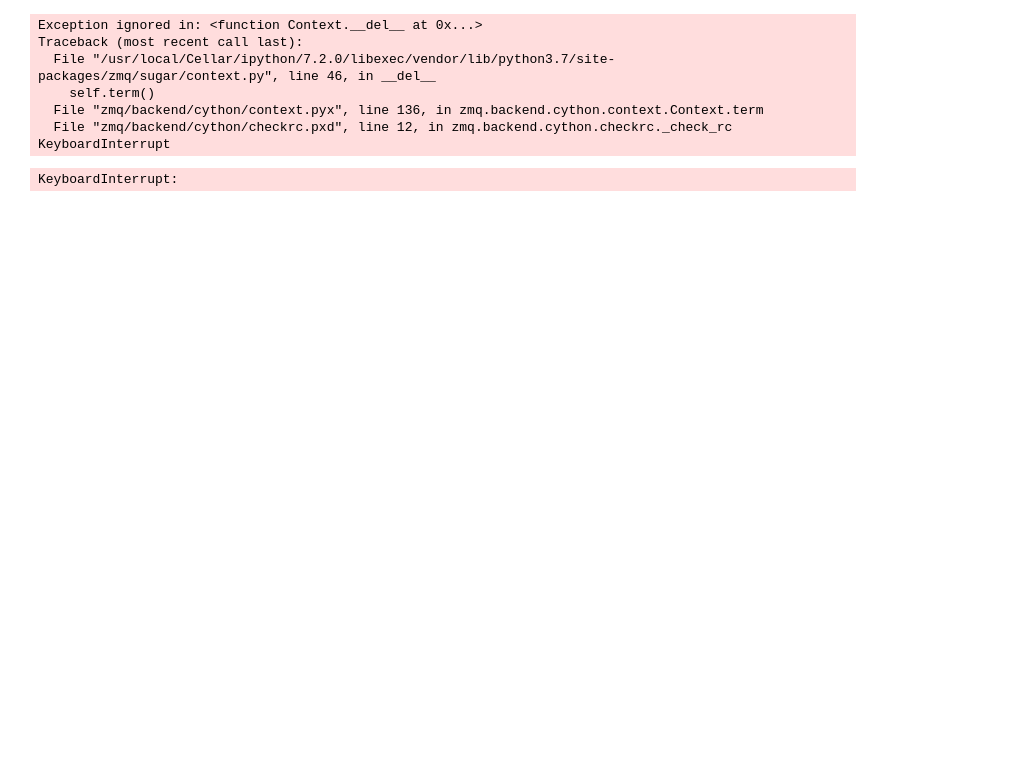
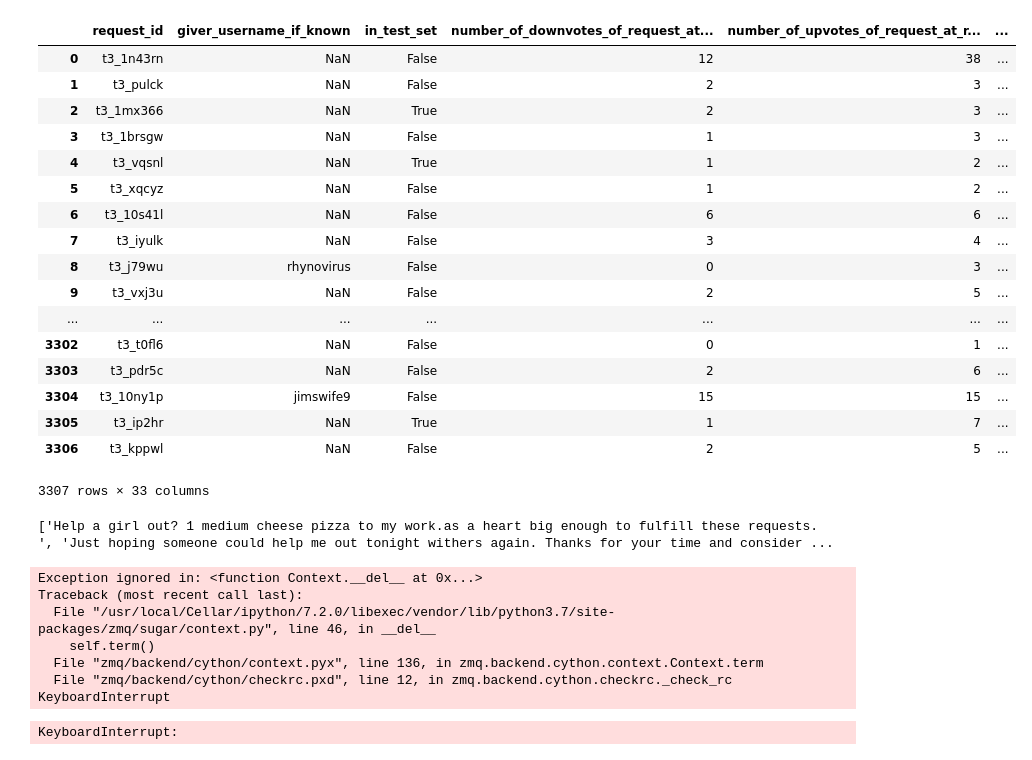
Before and after one commit to clarezhu/cs221-pizza, a Jupyter notebook: bert.ipynb, the cells around one changed output. Drawn from its saved outputs; the diff is of its cells as text; code cells hidden in the pictures; blank space fills up the shorter version.

```diff
--- a/bert.ipynb
+++ b/bert.ipynb
@@ -11,6 +23,29 @@ new_val_set = pd.read_csv("new_data/val_all.csv")
 
 old_train_set = pd.read_csv("data/train_all.csv")
 old_val_set = pd.read_csv("data/val_all.csv")
+# %%
+old_train_set["request_text_edit_aware"] = (old_train_set["request_text_edit_aware"] == True ).astype(int)
+# %%
+old_train_set
+# %% [output]
+|  | request_id | giver_username_if_known | in_test_set | number_of_downvotes_of_request_at... | number_of_upvotes_of_request_at_r... | ... |
+| 0 | t3_1n43rn | NaN | False | 12 | 38 | ... |
+| 1 | t3_pulck | NaN | False | 2 | 3 | ... |
+| 2 | t3_1mx366 | NaN | True | 2 | 3 | ... |
+| 3 | t3_1brsgw | NaN | False | 1 | 3 | ... |
+| 4 | t3_vqsnl | NaN | True | 1 | 2 | ... |
+| 5 | t3_xqcyz | NaN | False | 1 | 2 | ... |
+| 6 | t3_10s41l | NaN | False | 6 | 6 | ... |
+| 7 | t3_iyulk | NaN | False | 3 | 4 | ... |
+| 8 | t3_j79wu | rhynovirus | False | 0 | 3 | ... |
+| 9 | t3_vxj3u | NaN | False | 2 | 5 | ... |
+| ... | ... | ... | ... | ... | ... | ... |
+| 3302 | t3_t0fl6 | NaN | False | 0 | 1 | ... |
+| 3303 | t3_pdr5c | NaN | False | 2 | 6 | ... |
+| 3304 | t3_10ny1p | jimswife9 | False | 15 | 15 | ... |
+| 3305 | t3_ip2hr | NaN | True | 1 | 7 | ... |
+| 3306 | t3_kppwl | NaN | False | 2 | 5 | ... |
+3307 rows × 33 columns
 # %%
 def get_encodes(df):
     samples = list(df['request_text'])
@@ -20,3 +56,7 @@ def get_encodes(df):
+# %%
+get_encodes(old_train_set)
+# %% [output]
+['Help a girl out? 1 medium cheese pizza to my work.as a heart big enough to fulfill these requests.  ', 'Just hoping someone could help me out tonight withers again. Thanks for your time and consider ...
 # %%
 def input(df):
     features = get_encodes(df)
```
Also changed, not shown: parts of 3 cells of this notebook, 13 other files.
